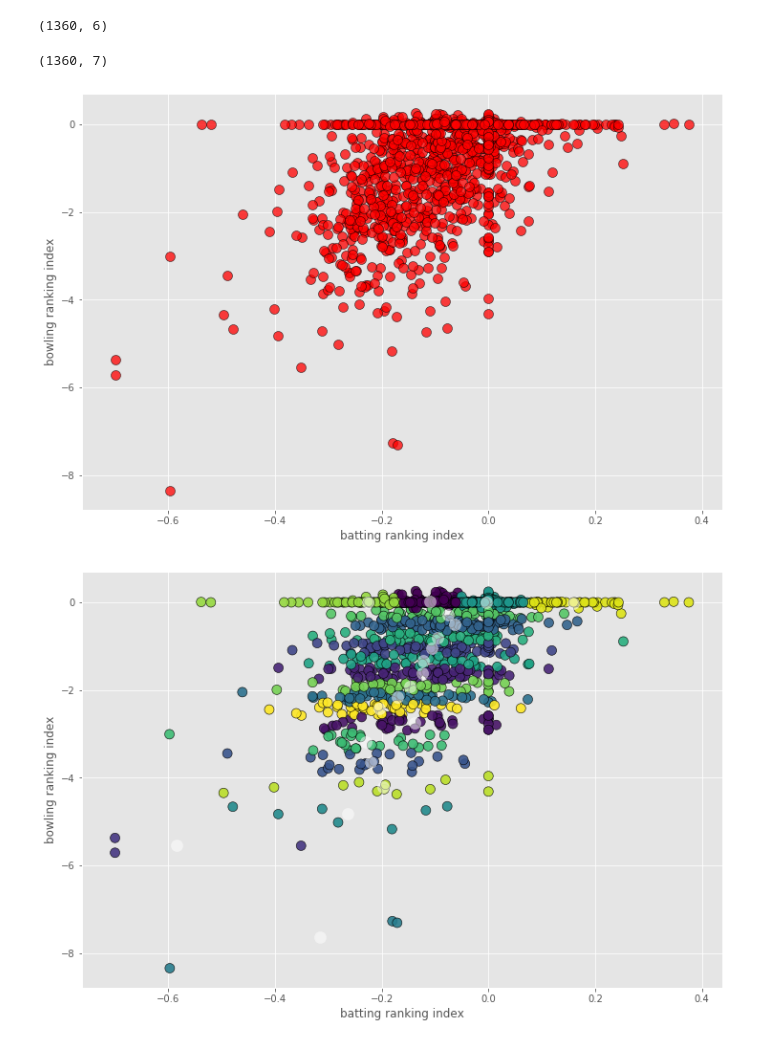
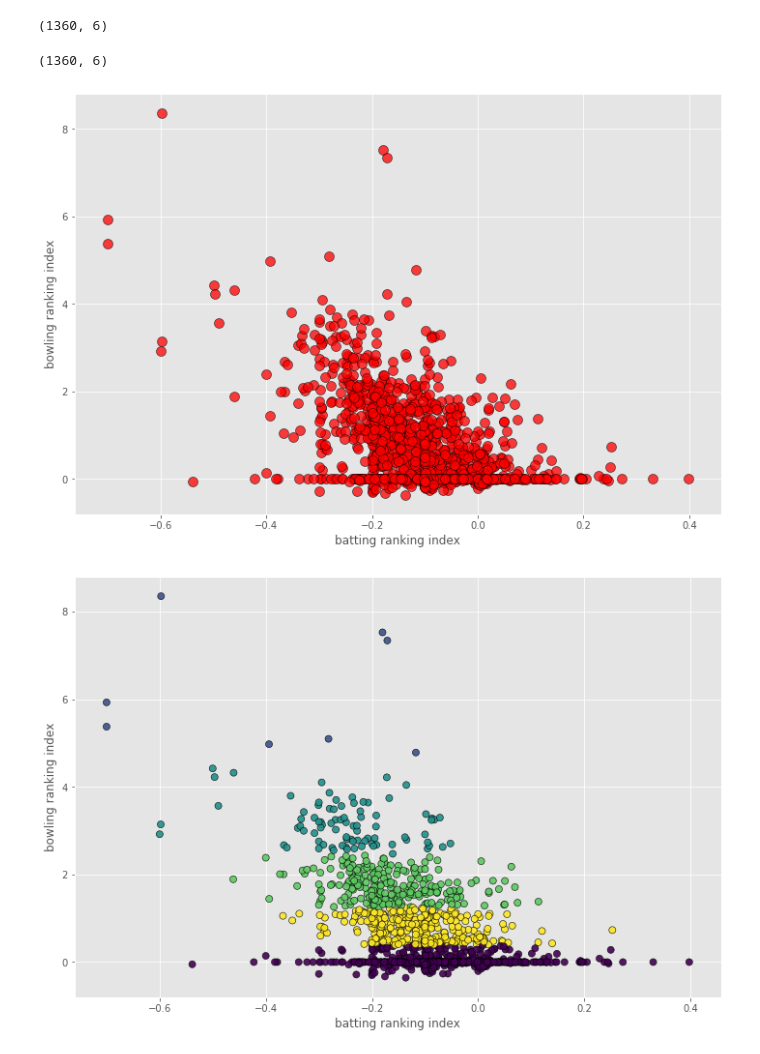
Before and after one commit to rocksayush/Player-Recommendation-System, a Jupyter notebook: PRS uning RI.ipynb, the cells around one changed output. Drawn from its saved outputs; the diff is of its cells as text; code cells hidden in the pictures.

```diff
--- a/PRS uning RI.ipynb
+++ b/PRS uning RI.ipynb
@@ -19,7 +19,8 @@ def weightedAvg(data):
         rdata = rdata.append(p)
     return rdata
 # %%
-df = pd.read_csv('playerIR.csv')[:]
+# df = pd.read_csv('playerIR02.csv')[:]
+df = pd.read_csv('playerIR21.csv')[:]
 df = weightedAvg(df)
 # %%
 df.shape
@@ -30,22 +31,23 @@ df = df.reset_index().drop(['index'], axis=1)
 df.head()
 df.shape
 # %% [output]
-(1360, 7)
+(1360, 6)
 # %%
 fig = plt.gcf()
 fig.set_size_inches(12, 8)
-
+plt.style.use('ggplot')
 plt.scatter(df.batRI, df.bowlRI, s = 100, c = 'red', edgecolor = 'black', linewidth = .6, alpha = .75)
 plt.xlabel('batting ranking index')
 plt.ylabel('bowling ranking index')
-plt.style.use('ggplot')
+
 
 # plt.figure(num=None, figsize=(4000, 4000))
 plt.show()
 # %% [output]
-[figure, old version]
+[figure, new version]
 # %%
-kmeans = KMeans(n_clusters=20)
+kmeans = KMeans(n_clusters=5)
 # %%
 kmeans.fit(df[['batRI', 'bowlRI']])
 df['clusterRI'] = kmeans.predict(df[['batRI', 'bowlRI']])
+df1 = df
@@ -52,19 +56,19 @@ df['clusterRI'] = kmeans.predict(df[['batRI', 'bowlRI']])
 # %%
 fig = plt.gcf()
 fig.set_size_inches(12, 8)
 
-plt.scatter(df.batRI, df.bowlRI, c = df['clusterRI'] , s=100 ,edgecolor = 'black', linewidth = .6 ,alpha = .9)
+plt.scatter(df1.batRI, df1.bowlRI, c = df1['clusterRI'] , s=50 ,edgecolor = 'black', linewidth = .6 ,alpha = .9)
 plt.xlabel('batting ranking index')
 plt.ylabel('bowling ranking index')
 
 centers = kmeans.cluster_centers_
-plt.scatter(centers[:, 0], centers[:, 1], c = 'white', s=150, alpha=.5);
+# plt.scatter(centers[:, 0], centers[:, 1], c = 'white', s=150, alpha=.5);
 
 # plt.xscale('linear')
 # plt.yscale('linear')
 plt.show()
 # %% [output]
-[figure, old version]
+[figure, new version]
 # %%
 # df.to_csv('clustered1tttt.csv', index=False)
 # %%
```
Also changed, not shown: parts of 3 cells of this notebook, 1 other file.
